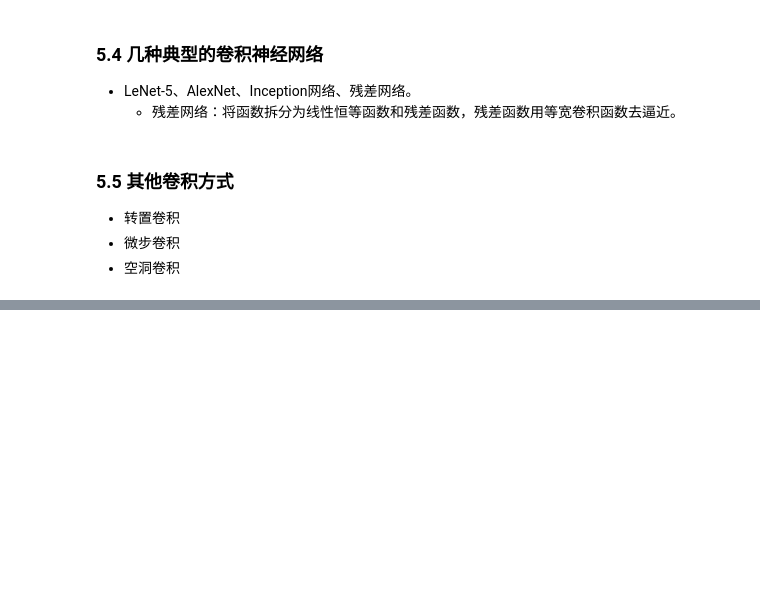
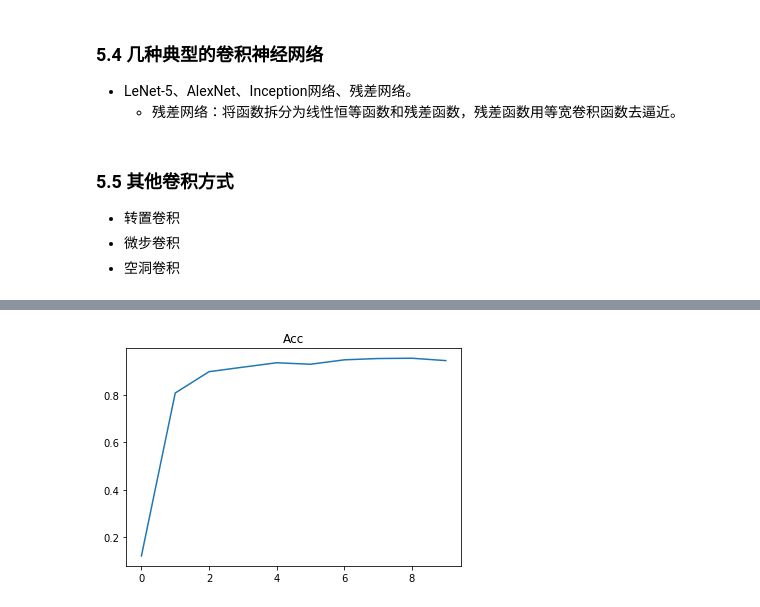
Before and after one commit to zemtt/DeepLearning, a Jupyter notebook: 第05章 卷积神经网络.ipynb, the cells around one changed output, grey strips where cells are left out. Drawn from its saved outputs; the diff is of its cells as text; code cells hidden in the pictures; blank space fills up the shorter version.

```diff
--- a/第05章 卷积神经网络.ipynb
+++ b/第05章 卷积神经网络.ipynb
@@ -65,0 +92,26 @@
+# %%
+# 定义类LeNet-5网络
+class LeNetwork(nn.Module):
+    def __init__(self):
+        super(LeNetwork, self).__init__()
+        self.C1 = nn.Conv2d(1,6,5,padding = 2) # 因为这里输入的图片是28*28而非32*32，所以需要补零
+        self.C2 = nn.Conv2d(6, 16, 5)
+        self.F6 = nn.Sequential(
+            nn.Linear(16*5*5, 120),
+            nn.ReLU(True),
+            nn.Linear(120, 84),
+            nn.ReLU(True),
+            nn.Linear(84, 10),
+            nn.LogSoftmax())
+
+    def forward(self, x):
+        x = F.avg_pool2d(F.relu(self.C1(x)), 2)
+        x = F.avg_pool2d(F.relu(self.C2(x)), 2)
+        x = x.view(x.size()[0], -1) # 数据展开为1维
+        output = self.F6(x)
+        return output
+# %%
+# 模型及优化器构造
+model = LeNetwork().cuda if use_gpu else LeNetwork()
+criterion = nn.CrossEntropyLoss()
+optimizer = torch.optim.SGD(model.parameters(), lr=learning_rate)
@@ -65,0 +177,8 @@
+# %%
+# 准确率增长图绘制
+plt.figure()
+plt.title('Acc')
+plt.plot(range(num_epochs), acc)
+plt.show()
+# %% [output]
+[figure, added]
```
Also changed, not shown: parts of 3 cells of this notebook, 1 other file.
